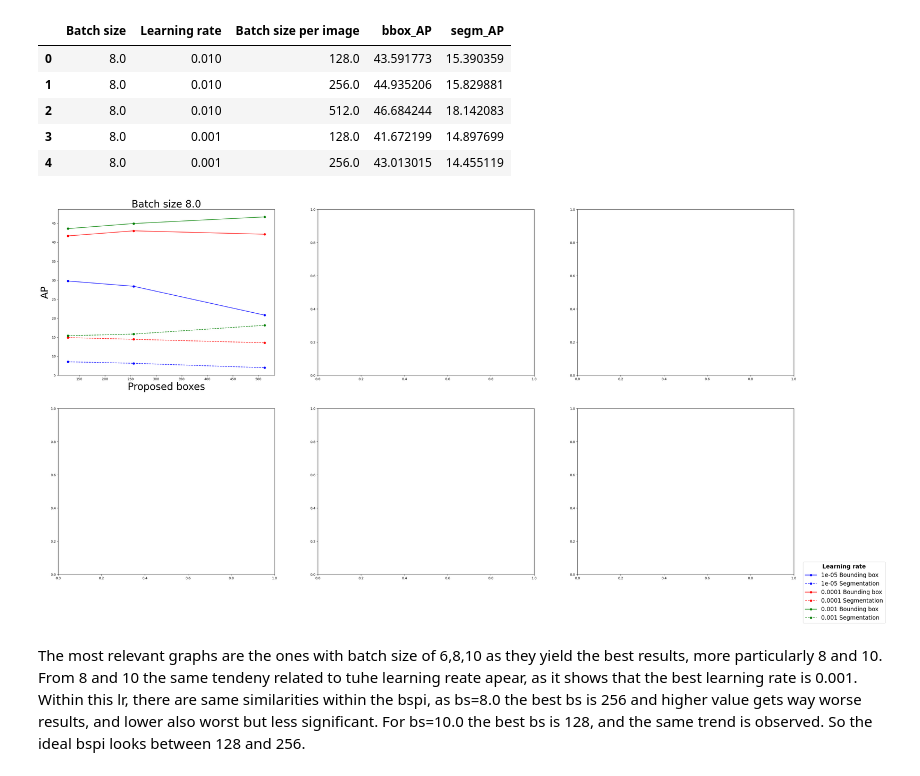
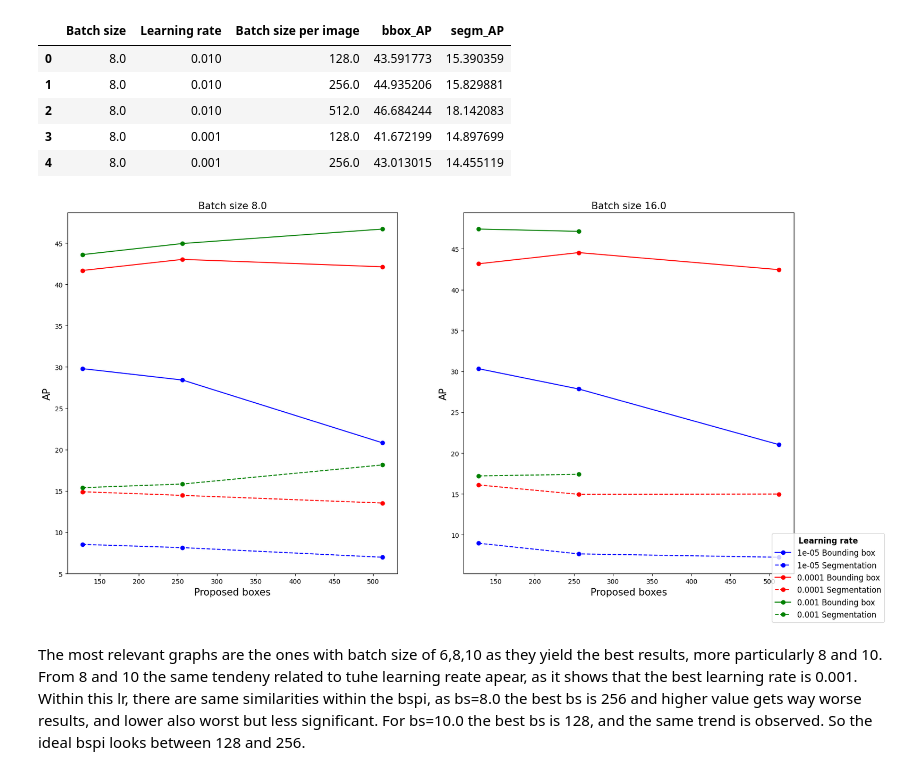
Before and after one commit to femartip/Detection-Microfibres-in-Sludge, a Jupyter notebook: Fine_tuned_Detectron2/Utils/cv_results_GLASS.ipynb, the cells around one changed output. Saved outputs shown, nothing was run; the diff lists cells and outputs as text; code cells hidden in the pictures.

```diff
--- a/Fine_tuned_Detectron2/Utils/cv_results_GLASS.ipynb
+++ b/Fine_tuned_Detectron2/Utils/cv_results_GLASS.ipynb
@@ -68,38 +68,36 @@ reduces_df.head()
 # %%
 import matplotlib.pyplot as plt
 import seaborn as sns
 
 grouped_bs = reduces_df.groupby('Batch size')
 
-fig, ax = plt.subplots(2,3, figsize=(40, 20))
-#plt.rcParams.update({'font.size': 30})
+fig, ax = plt.subplots(1, 2, figsize=(20, 10))
 
 # Define line styles
 line_styles = ['-', '--']
 labels = ['bbox_AP', 'segm_AP']
 colors = ['blue', 'red', 'green']
 
-for i,(key, group) in enumerate(grouped_bs):
-    if key in [2.0, 4.0, 6.0, 8.0, 10.0]:
+for i, (key, group) in enumerate(grouped_bs):
+    if key in [8.0, 16.0]:
         grouped_lr = group.groupby('Learning rate')
-        for j,(key_lr, group_lr) in enumerate(grouped_lr):
+        for j, (key_lr, group_lr) in enumerate(grouped_lr):
             for k, metric in enumerate([group_lr['bbox_AP'], group_lr['segm_AP']]):
-                ax[i%2][i%3].plot(group_lr['Batch size per image'], metric, marker='o', linestyle=line_styles[k], label=f'{key_lr} {labels[k]}', color=colors[j])
-        #ax[i%2][i%3].legend(['Bounding box LR:0.00001', 'Segmentation LR:0.00001','Bounding box LR:0.0001', 'Segmentation LR:0.0001', 'Bounding box LR:0.001', 'Segmentation LR:0.001'], fontsize='xx-large')
-        ax[i%2][i%3].set_title(f'Batch size {key}', fontsize=30)
-        ax[i%2][i%3].set_xlabel('Proposed boxes', fontsize=30)
-        ax[i%2][i%3].set_ylabel('AP', fontsize=30)
+                ax[i].plot(group_lr['Batch size per image'], metric, marker='o', linestyle=line_styles[k], label=f'{key_lr} {labels[k]}', color=colors[j])
+        ax[i].set_title(f'Batch size {key}', fontsize=15)
+        ax[i].set_xlabel('Proposed boxes', fontsize=15)
+        ax[i].set_ylabel('AP', fontsize=15)
 
-handles, labels = ax[0][0].get_legend_handles_labels()
+handles, labels = ax[0].get_legend_handles_labels()
 
 # Create a single legend for all subplots
-legend = fig.legend(handles, ['1e-05 Bounding box', '1e-05 Segmentation','0.0001 Bounding box', '0.0001 Segmentation', '0.001 Bounding box', '0.001 Segmentation'], loc='lower right', title='Learning rate',fontsize='xx-large' )
-legend.get_title().set_fontsize('xx-large')
+legend = fig.legend(handles, ['1e-05 Bounding box', '1e-05 Segmentation', '0.0001 Bounding box', '0.0001 Segmentation', '0.001 Bounding box', '0.001 Segmentation'], loc='lower right', title='Learning rate', fontsize='large')
+legend.get_title().set_fontsize('large')
 legend.get_title().set_fontweight('bold')
 
 plt.show()
 # %% [output]
-[figure, old version]
+[figure, new version]
 # %% [markdown]
 The most relevant graphs are the ones with batch size of 6,8,10 as they yield the best results, more particularly 8 and 10. From 8 and 10 the same tendeny related to tuhe learning reate apear, as it shows that the best learning rate is 0.001. Within this lr, there are same similarities within the bspi, as bs=8.0 the best bs is 256 and higher value gets way worse results, and lower also worst but less significant. For bs=10.0 the best bs is 128, and the same trend is observed. So the ideal bspi looks between 128 and 256.
 # %% [markdown]
```
Also changed, not shown: parts of 4 cells of this notebook, 1 other file.
